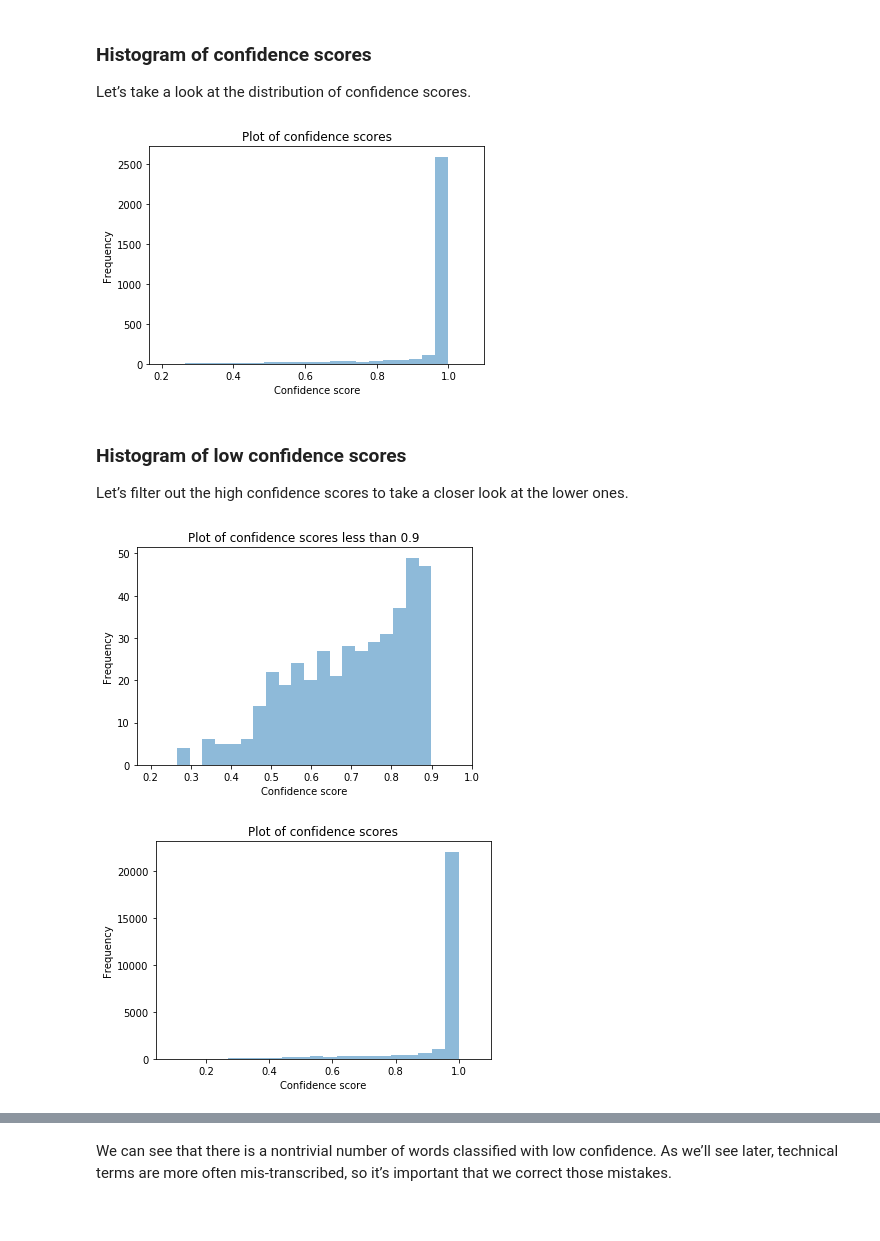
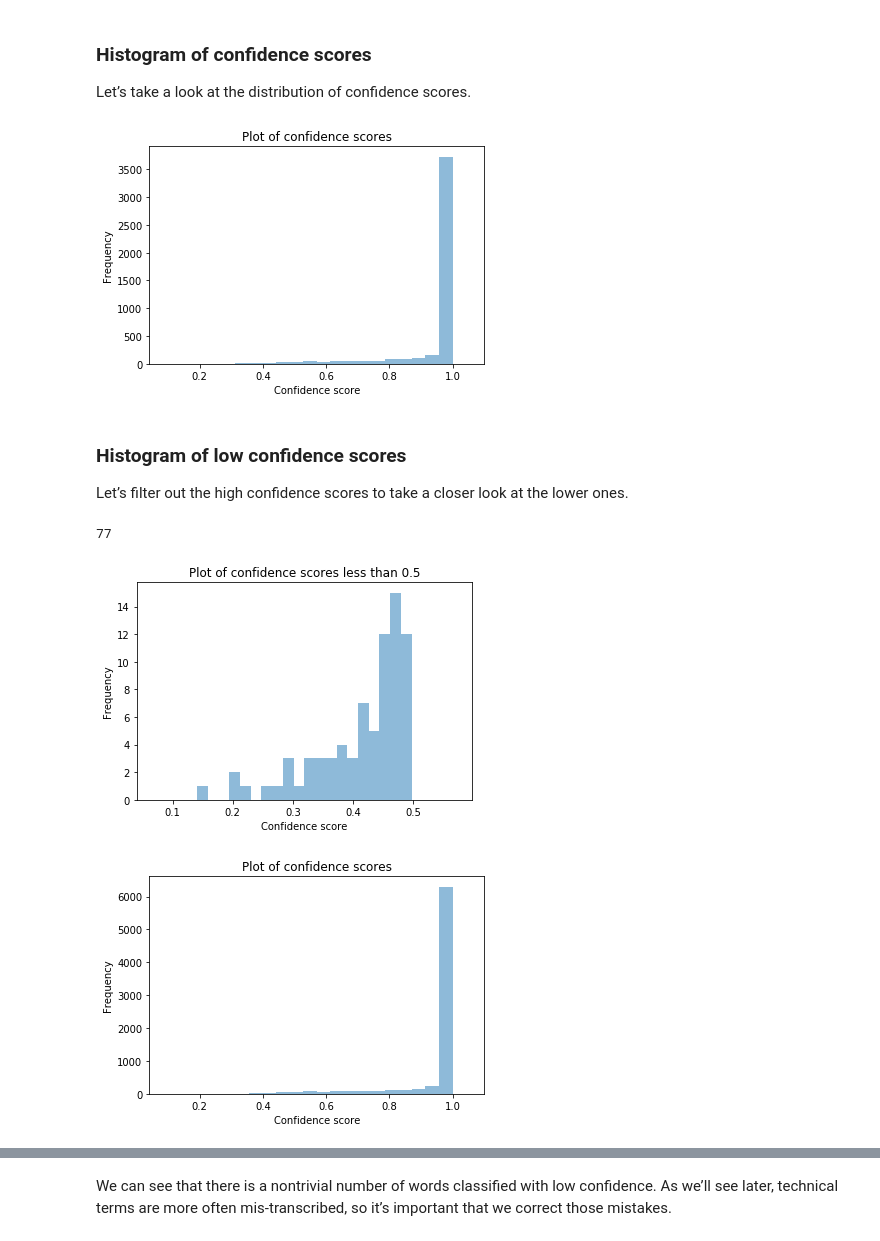
Before and after one commit to jasperhuang/jh_amazon_summer_2020, a Jupyter notebook: transcribe_a2i_demo_10vids.ipynb, the cells around one changed output, grey strips where cells are left out. Saved outputs shown, nothing was run; the diff lists cells and outputs as text; code cells hidden in the pictures.

```diff
--- a/transcribe_a2i_demo_10vids.ipynb
+++ b/transcribe_a2i_demo_10vids.ipynb
@@ -345,6 +352,20 @@ def get_transcript_text_and_timestamps(bucket_name, file_name):
 
         i = i + 1
 
+    sentences_and_times.append(
+                    {"start_time": temp_start_time,
+                     "end_time": confidences_1[-1]["end_time"],
+                     "sentence": temp_sentence.strip(),
+                     "min_confidence": temp_min_confidence
+                    }
+                )
     return entire_transcript, sentences_and_times, confidences, scores
 # %%
-entire_transcript_1, sentences_and_times_1, confidences_1, scores_1 = get_transcript_text_and_timestamps("jashuang-sagemaker-5-22","AWS-sage-1.json")
+entire_transcript_1, sentences_and_times_1, confidences_1, scores_1 = get_transcript_text_and_timestamps("jashuang-sagemaker-5-22","AWS-sage-vid-2.json")
+
+print(sentences_and_times_1[-1])
+
+# file0 = open("ground_truth_4.txt","w")
+# for tup in sentences_and_times_1:
+#     file0.write(tup['sentence'] + "\n")
+# file0.close()
@@ -367,5 +392,5 @@ print(all_sentences_and_times[0][0])
 # %%
-flat_scores_list = [item for sublist in all_scores for item in sublist]
+flat_scores_list = all_scores[0] + all_scores[2] #[item for sublist in all_scores[0,2] for item in sublist]
 # %% [markdown]
 ### Save the first transcript to a txt file
 Let's save the full transcript, as we'll be using this later for comparisons.
@@ -380,39 +405,43 @@ Let’s take a look at the distribution of confidence scores.
 # %%
 from matplotlib import pyplot as plt
 
-plt.xlim([min(scores_1)-0.1, max(scores_1)+0.1])
-plt.hist(scores_1, bins=20, alpha=0.5)
+plt.xlim([min(flat_scores_list)-0.1, max(flat_scores_list)+0.1])
+plt.hist(flat_scores_list, bins=20, alpha=0.5)
 plt.title('Plot of confidence scores')
 plt.xlabel('Confidence score')
 plt.ylabel('Frequency')
 
 plt.show()
 # %% [output]
-[figure, old version]
+[figure, new version]
 # %% [markdown]
 ### Histogram of low confidence scores
 Let’s filter out the high confidence scores to take a closer look at the lower ones.
 # %%
-bad_scores = [i for i in scores_1 if i < 0.9]
+threshold = 0.5
+all_bad_scores = [i for i in flat_scores_list if i < threshold]
+len(all_bad_scores)
+# %% [output]
+77
 # %%
-plt.xlim([min(bad_scores)-0.1, 1.0])
-plt.hist(bad_scores, bins=20, alpha=0.5)
-plt.title('Plot of confidence scores less than 0.9')
+plt.xlim([min(all_bad_scores)-0.1, max(all_bad_scores)+0.1])
+plt.hist(all_bad_scores, bins=20, alpha=0.5)
+plt.title('Plot of confidence scores less than ' + str(threshold))
 plt.xlabel('Confidence score')
 plt.ylabel('Frequency')
 
 plt.show()
 # %% [output]
-[figure, old version]
+[figure, new version]
 # %%
-from matplotlib import pyplot as plt
+# from matplotlib import pyplot as plt
 
-plt.xlim([min(flat_scores_list)-0.1, max(flat_scores_list)+0.1])
-plt.hist(flat_scores_list, bins=20, alpha=0.5)
-plt.title('Plot of confidence scores')
-plt.xlabel('Confidence score')
-plt.ylabel('Frequency')
+# plt.xlim([min(flat_scores_list)-0.1, max(flat_scores_list)+0.1])
+# plt.hist(flat_scores_list, bins=20, alpha=0.5)
+# plt.title('Plot of confidence scores')
+# plt.xlabel('Confidence score')
+# plt.ylabel('Frequency')
 
-plt.show()
+# plt.show()
 # %% [output]
-[figure, old version]
+[figure, new version]
```
Also changed, not shown: parts of 13 cells of this notebook, 4 other files.
